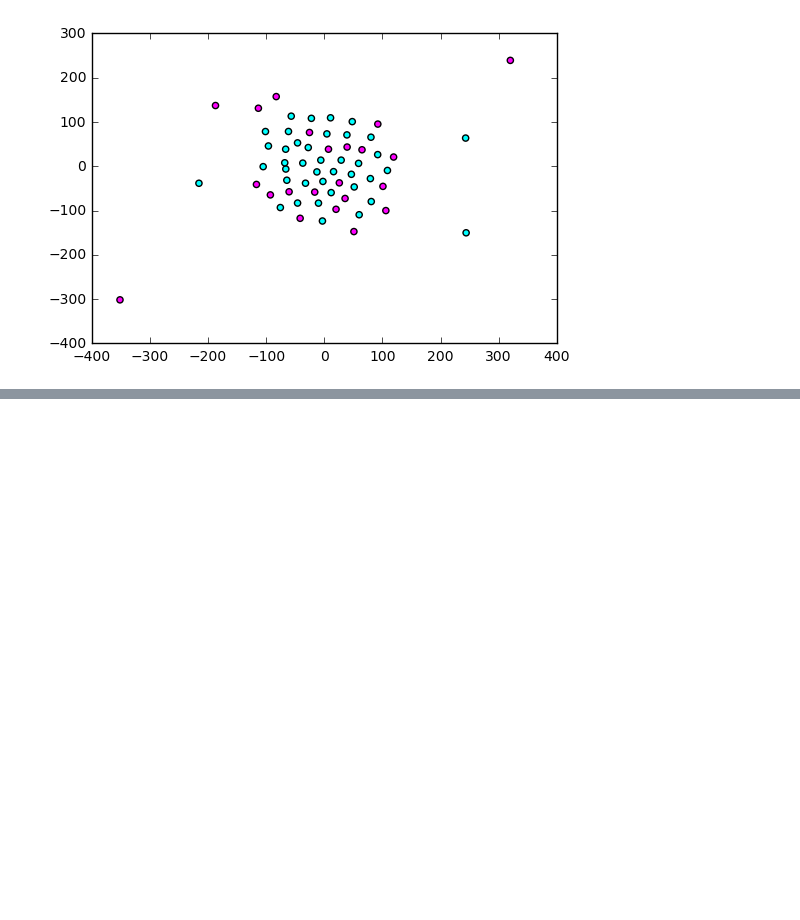
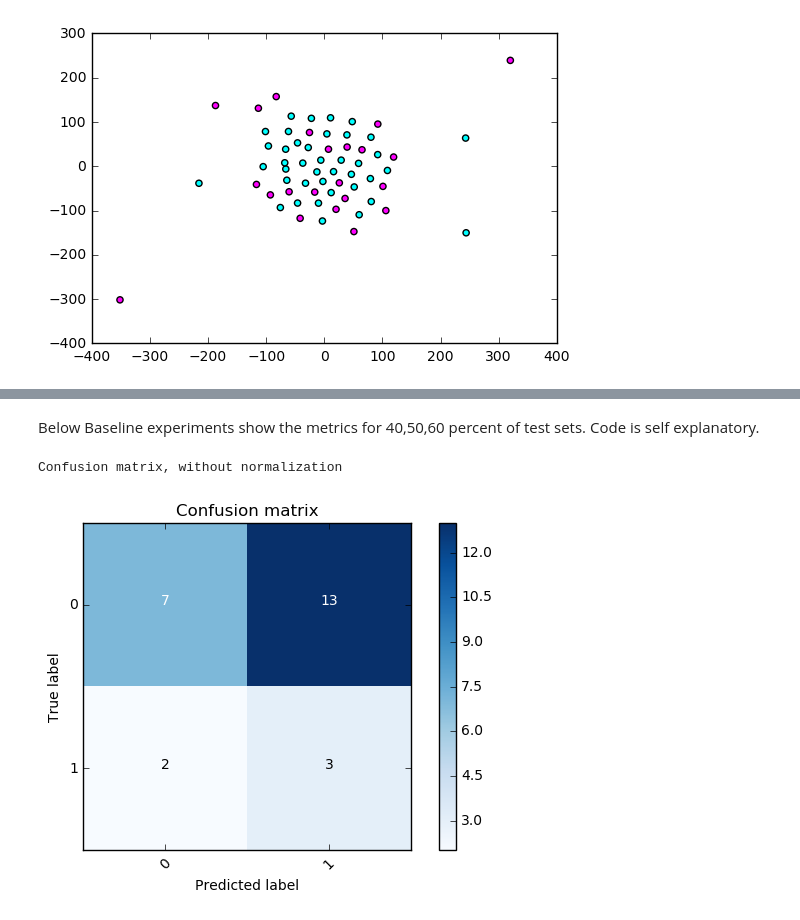
Before and after one commit to Jhilbertxtu/ColonTumorBinaryClassification, a Jupyter notebook: Colon2.ipynb, the cells around one changed output, grey strips where cells are left out. Saved outputs shown, nothing was run; the diff lists cells and outputs as text; code cells hidden in the pictures; blank space fills up the shorter version.

```diff
--- a/Colon2.ipynb
+++ b/Colon2.ipynb
@@ -162,0 +227,19 @@ pyplot.show()
+# %% [markdown]
+Below Baseline experiments show the metrics for 40,50,60 percent of test sets. Code is self explanatory.
+# %%
+from sklearn.metrics import confusion_matrix
+import itertools
+#for 40% test data
+ts=0.4
+X_train, X_test, y_train, y_test = train_test_split(X_std, y, random_state=0,test_size=ts)
+clf = DummyClassifier(random_state=0)
+clf.fit(X_train, y_train)
+DummyClassifier(constant=None, random_state=0, strategy='most_frequent')
+y_pred=clf.predict(X_test)
+cnf_matrix = confusion_matrix(y_test, y_pred,labels=[0,1])
+plot_confusion_matrix(cnf_matrix, classes=[0,1],
+                      title='Confusion matrix')
+pyplot.show()
+# %% [output]
+Confusion matrix, without normalization
+[figure, added]
```
Also changed, not shown: parts of 8 cells of this notebook.
